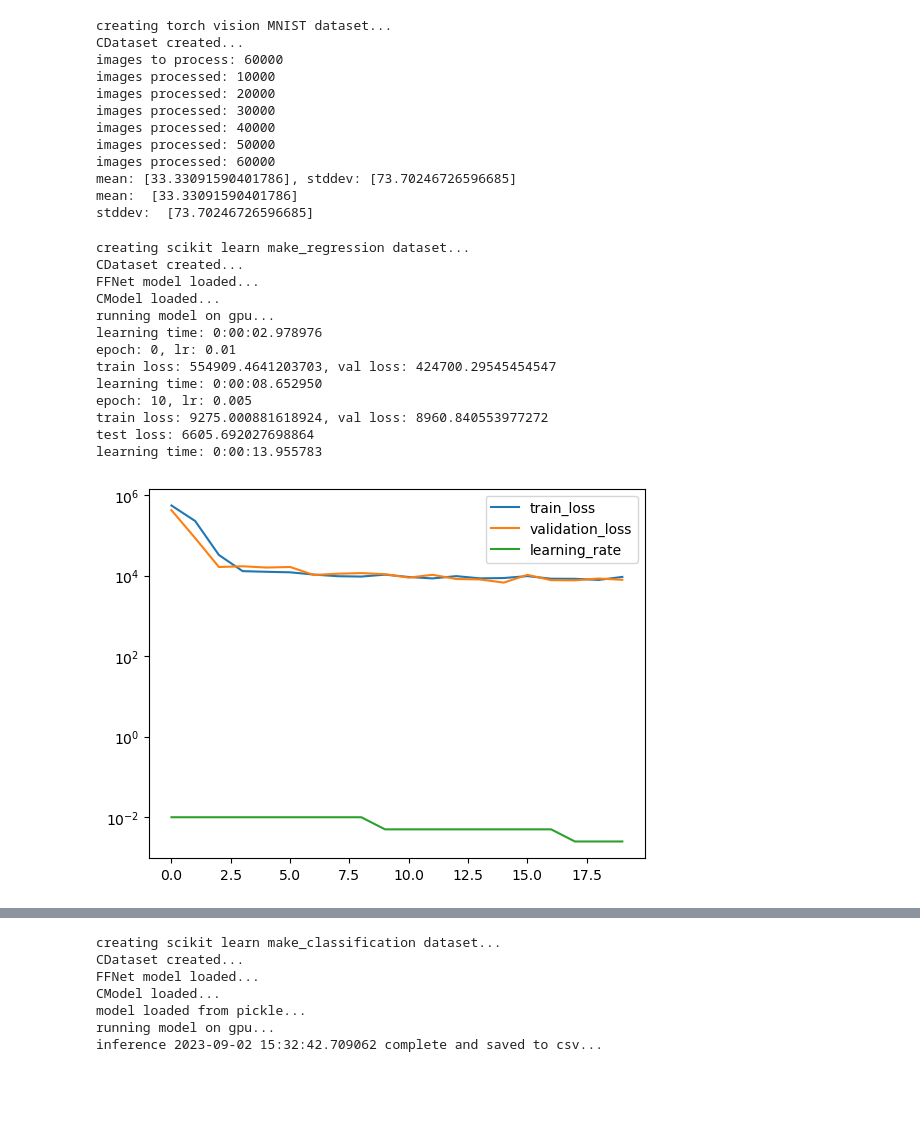
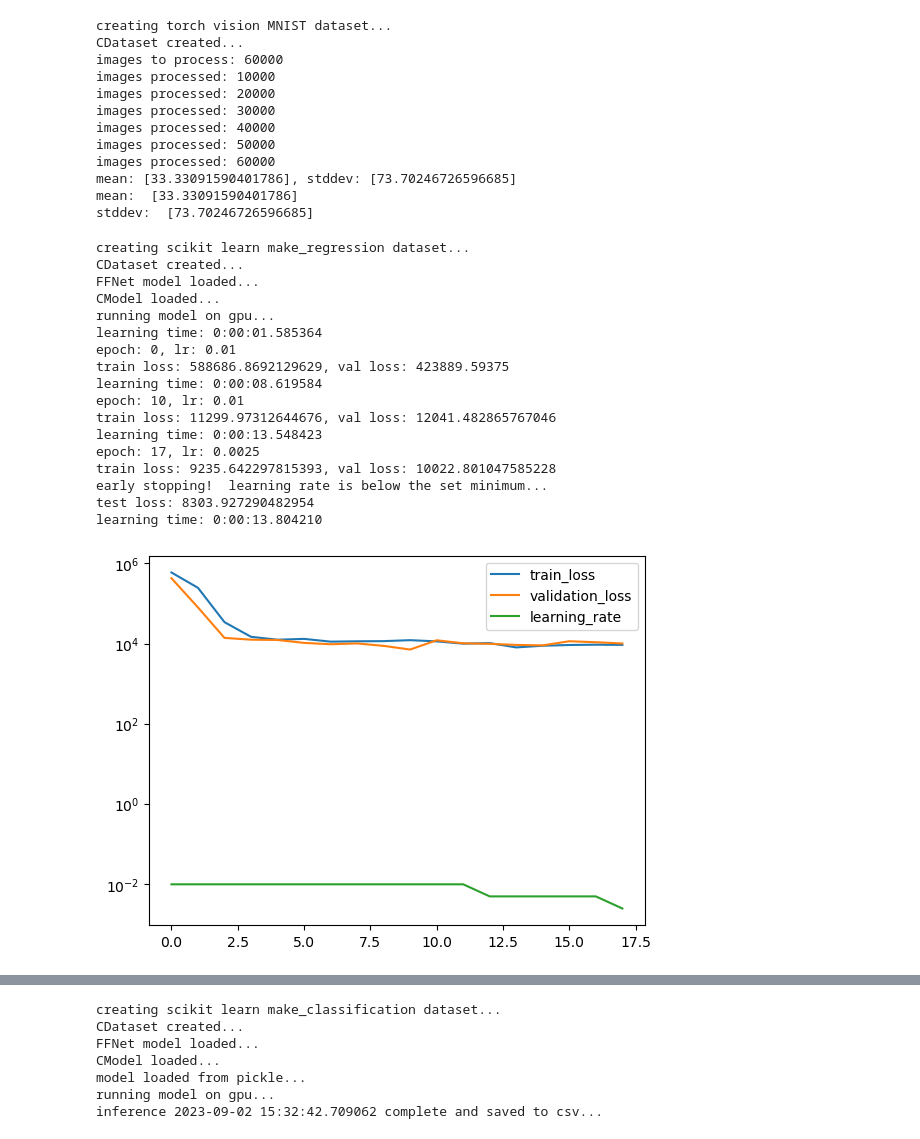
Before and after one commit to icanswim/cosmosis, a Jupyter notebook: experiment.ipynb, the cells around one changed output, grey strips where cells are left out. Saved outputs shown, nothing was run; the diff lists cells and outputs as text; code cells hidden in the pictures; blank space fills up the shorter version.

Commit message:
added lr early stopping to Metrics and Learn.  push to main.

```diff
--- a/experiment.ipynb
+++ b/experiment.ipynb
@@ -186,45 +182,50 @@ ds_params = {'train_params': {'input_dict': {'model_input': {'X': ['X']},
                                             'n_informative': 200}}}
 
 metrics_params = {'report_interval': 10,
-                  'log_plot': True}
+                  'log_plot': True,
+                  'min_lr': .005} #break if learning rate falls below
 
 opt_params = {'lr': 0.01}
 
 crit_params = {'reduction': 'sum'}
 
 sample_params = {'set_seed': 88,
                  'splits': (.7,.15)}
 
 sched_params = {'factor': .5,
                 'patience': 2,
                 'cooldown': 2}
 
 l = Learn([SKDS],
           FFNet,
           Metrics=Metrics,
           Sampler=Selector,
           Optimizer=Adam,
           Scheduler=ReduceLROnPlateau,
           Criterion=MSELoss,
           model_params=model_params, ds_params=ds_params, sample_params=sample_params,
           opt_params=opt_params, sched_params=sched_params, crit_params=crit_params,
           metrics_params=metrics_params,
-          batch_size=256, epochs=20, gpu=True)
+          batch_size=256, epochs=40, gpu=True)
 # %% [output]
 creating scikit learn make_regression dataset...
 CDataset created...
 FFNet model loaded...
 CModel loaded...
 running model on gpu...
-learning time: 0:00:02.978976
+learning time: 0:00:01.585364
 epoch: 0, lr: 0.01
-train loss: 554909.4641203703, val loss: 424700.29545454547
-learning time: 0:00:08.652950
-epoch: 10, lr: 0.005
-train loss: 9275.000881618924, val loss: 8960.840553977272
-test loss: 6605.692027698864
-learning time: 0:00:13.955783
+train loss: 588686.8692129629, val loss: 423889.59375
+learning time: 0:00:08.619584
+epoch: 10, lr: 0.01
+train loss: 11299.97312644676, val loss: 12041.482865767046
+learning time: 0:00:13.548423
+epoch: 17, lr: 0.0025
+train loss: 9235.642297815393, val loss: 10022.801047585228
+early stopping!  learning rate is below the set minimum...
+test loss: 8303.927290482954
+learning time: 0:00:13.804210
-[figure, old version]
+[figure, new version]
 # %%
 #example cosmosis sklearn classification dataset wrapper (SKDS) with sklearn metrics (Metrics) and
 #custom model (FFNet)
```
Also changed, not shown: parts of 1 cell of this notebook, 1 other file.
